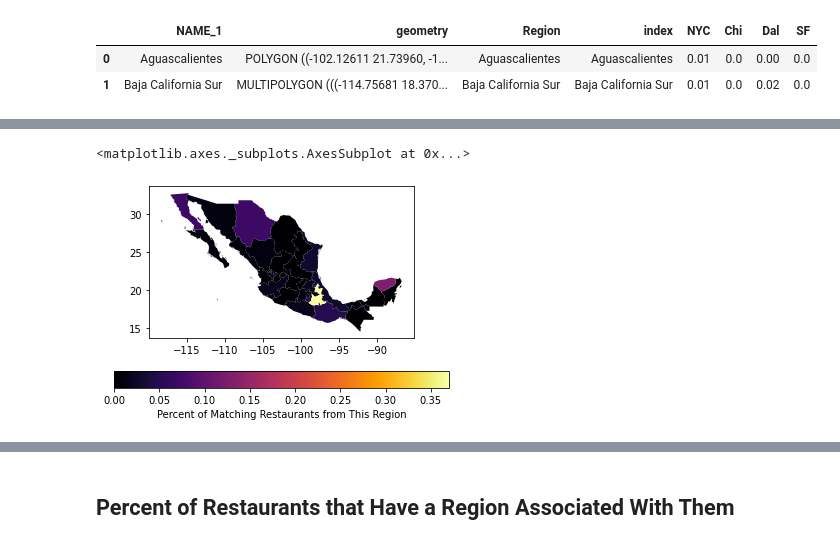
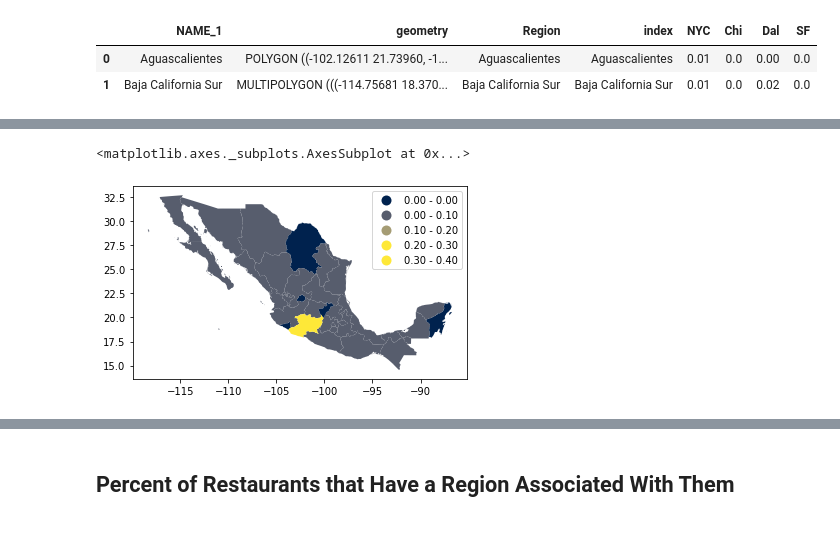
Before and after one commit to gregfeliu/Mexican_Immigration_Through_Restaurant_Names, a Jupyter notebook: Analysis.ipynb, the cells around one changed output, grey strips where cells are left out. Drawn from its saved outputs; the diff is of its cells as text; code cells hidden in the pictures.

```diff
--- a/Analysis.ipynb
+++ b/Analysis.ipynb
@@ -236,0 +263,4 @@ mex_gdf2.head(2)
+# %%
+bin_range_times10 = list(range(0, 5))
+# %%
+bin_range = np.array(bin_range_times10) / 10
@@ -237,8 +289,10 @@ mex_gdf2.head(2)
 # %%
-# NYC
-mex_gdf2.plot(column='NYC', legend=True, cmap='inferno',
-             legend_kwds={'label': "Percent of Matching Restaurants from This Region",
-                          'orientation': "horizontal"})
+# dal
+mex_gdf2.plot(column='Dal', legend=True, cmap = 'cividis',
+              scheme='User_Defined',
+              classification_kwds=dict(bins=bin_range))
+#              legend_kwds={'label': "Percent of Matching Restaurants from This Region",
+#                           'orientation': "horizontal"})
 # %% [output]
 <matplotlib.axes._subplots.AxesSubplot at 0x...>
-[figure, old version]
+[figure, new version]
```
Also changed, not shown: parts of 48 cells of this notebook.
